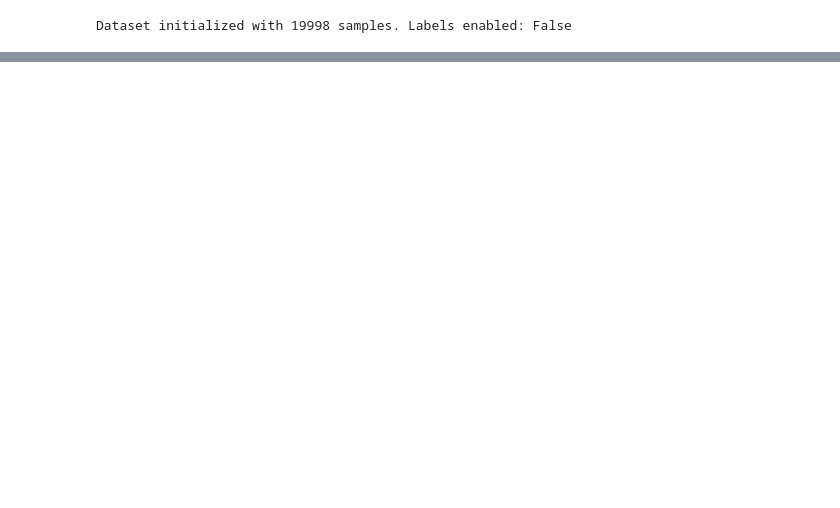
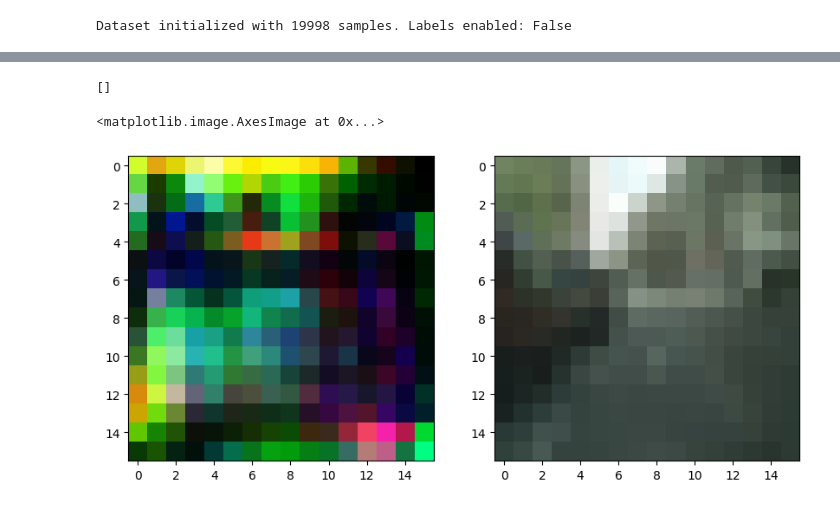
Before and after one commit to Ilias-Paralikas/Unsupervised-Learning, a Jupyter notebook: test.ipynb, the cells around one changed output, grey strips where cells are left out. Saved outputs shown, nothing was run; the diff lists cells and outputs as text; code cells hidden in the pictures; blank space fills up the shorter version.

```diff
--- a/test.ipynb
+++ b/test.ipynb
@@ -48,6 +48,8 @@ batch_size = config['batch_size']
 gen_lr = config['gen_lr']
 disc_lr = config['dis_lr']
 
+save_itter = config['save_itter']
+
 gen_path = os.path.join(index_folder,'gen')
 disc_path = os.path.join(index_folder,'dis')
 
@@ -137,9 +145,9 @@ def compute_gradient_penalty(critic, real_images, fake_images):
 # %%
 epochs =1000
 
-for epoch in range(12,epochs):
+for epoch in range(0,epochs):
     loop = tqdm(loader)
-    loop.set_description("Epoch {}/{}".format(epoch+1,epochs))
+    loop.set_description("Epoch {}/{}".format(epoch,epochs))
 
     for i, (real,_) in enumerate(loop):
         real = list_to_device(real,device)
@@ -158,9 +166,9 @@ for epoch in range(12,epochs):
         # Calculate individual loss components
         loss_adv =  (torch.mean(disc_fake) - torch.mean(disc_real))
         loss_drift = 0.001 * (torch.mean(disc_real ** 2))#s + torch.mean(disc_fake ** 2))
-        loss_gp = compute_gradient_penalty(disc, real, fake_detached)
+        loss_gp = 10 * compute_gradient_penalty(disc, real, fake_detached)
         # Combine and step
-        loss_disc = loss_adv + loss_drift + (10.0 * loss_gp)
+        loss_disc = loss_adv + loss_drift +  loss_gp
         loss_disc.backward()
         disc_optimizer.step()
 
@@ -174,16 +182,18 @@ for epoch in range(12,epochs):
         gen_optimizer.step()
         loop.set_postfix(loss_disc=loss_disc.item(),loss_gen=loss_gen.item())
 
-    torch.save(gen.state_dict(), gen_path)
-    torch.save(disc.state_dict(),disc_path)
-    fig,ax = plt.subplots(1,2,figsize=(10,5))
-    with torch.no_grad():
-        noise = torch.randn(current_batch_size, z_dim,1,1).to(device)
-        fake = gen(noise)
-    ax[0].imshow((fake[-1][0].permute(1,2,0).cpu().numpy()+1)/2)
-    ax[1].imshow((fake[-1][1].permute(1,2,0).cpu().numpy()+1)/2)
-    plt.savefig(os.path.join(samples_path,'{}.png'.format(epoch)))
-    plt.close()
+
+        if (i+1) % save_itter == 0:
+            torch.save(gen.state_dict(), gen_path)
+            torch.save(disc.state_dict(),disc_path)
+            fig,ax = plt.subplots(1,2,figsize=(10,5))
+            with torch.no_grad():
+                noise = torch.randn(current_batch_size, z_dim,1,1).to(device)
+                fake = gen(noise)
+            ax[0].imshow((fake[-1][0].permute(1,2,0).cpu().numpy()+1)/2)
+            ax[1].imshow((fake[-1][1].permute(1,2,0).cpu().numpy()+1)/2)
+            plt.savefig(os.path.join(samples_path,'{}_{}.png'.format(epoch,i)))
+            plt.close()
 # %%
 import matplotlib.pyplot as plt
 with torch.no_grad():
@@ -197,0 +208,18 @@ ax[1].imshow((fake[-1][1].permute(1,2,0).cpu().numpy()+1)/2)
+# %%
+real[1]
+# %% [output]
+[]
+# %%
+import matplotlib.pyplot as plt
+
+real,_ =next(iter(loader))
+with torch.no_grad():
+    noise =torch.randn(8,z_dim,1,1).to(device)
+    fake = gen(noise)
+fig,ax = plt.subplots(1,2,figsize=(10,5))
+show  =-5
+ax[0].imshow((fake[show][0].permute(1,2,0).cpu().numpy()+1)/2)
+ax[1].imshow((real[show][0].permute(1,2,0).cpu().numpy()+1)/2)
+# %% [output]
+<matplotlib.image.AxesImage at 0x...>
+[figure, added]
```
Also changed, not shown: parts of 5 cells of this notebook, 3 other files.
